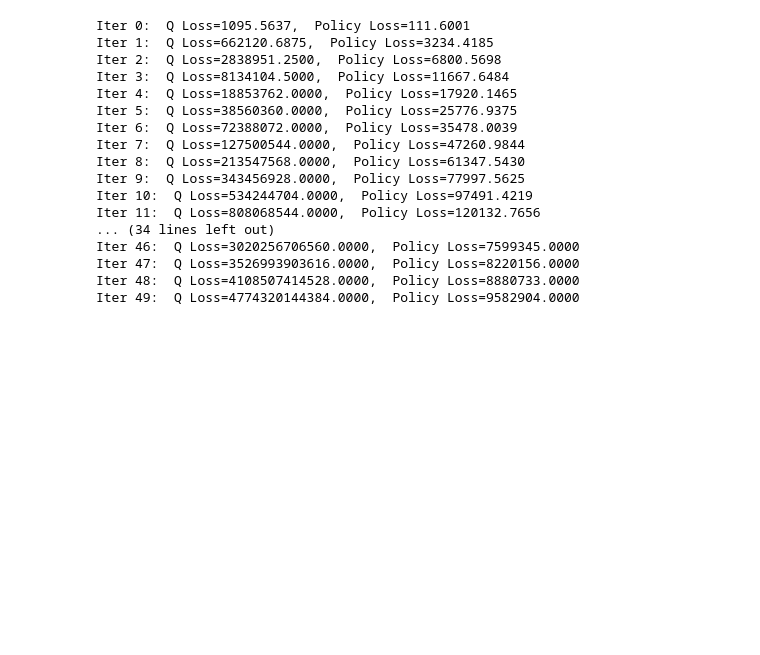
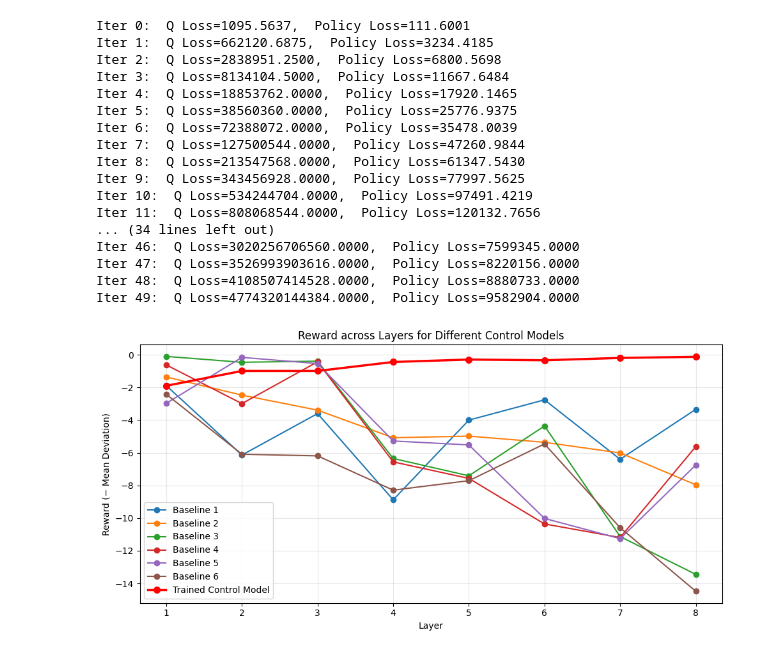
Before and after one commit to Xiaoyang-Song/Offline-RL-Controller-in-AM, a Jupyter notebook: notebook/simulation.ipynb, the cells around one changed output. Cells and saved outputs as stored; diff of their text form; code cells hidden in the pictures; blank space fills up the shorter version.

Commit message:
Sync: baselines

```diff
--- a/notebook/simulation.ipynb
+++ b/notebook/simulation.ipynb
@@ -203,3 +200,75 @@ Iter 46:  Q Loss=3020256706560.0000,  Policy Loss=7599345.0000
 Iter 47:  Q Loss=3526993903616.0000,  Policy Loss=8220156.0000
 Iter 48:  Q Loss=4108507414528.0000,  Policy Loss=8880733.0000
 Iter 49:  Q Loss=4774320144384.0000,  Policy Loss=9582904.0000
+# %%
+import matplotlib.pyplot as plt
+import numpy as np
+
+# Layers (Step 1–8)
+layers = np.arange(1, 9)
+
+# ===== Rewards = - Mean Deviation =====
+# Baseline 1
+model_1 = [-1.89, -6.14, -3.60, -8.88, -4.00, -2.76, -6.40, -3.34]
+
+# Baseline 2
+model_2 = [-1.36, -2.47, -3.39, -5.08, -4.98, -5.36, -6.01, -7.96]
+
+# Baseline 3
+model_3 = [-0.10, -0.46, -0.39, -6.35, -7.41, -4.36, -11.13, -13.45]
+
+# Baseline 4
+model_4 = [-0.62, -2.99, -0.43, -6.56, -7.57, -10.36, -11.19, -5.62]
+
+# Baseline 5
+model_5 = [-2.97, -0.16, -0.54, -5.28, -5.52, -10.02, -11.26, -6.75]
+
+# Baseline 6
+model_6 = [-2.42, -6.09, -6.19, -8.29, -7.71, -5.46, -10.59, -14.48]
+
+# Trained model (Model 7)
+model_7 = [-0.57, -0.9894, -0.9894, -0.4413, -0.2928, -0.3365, -0.1935, -0.1262]
+
+# Trained model (with penalty adjustment)
+model_8 = [-0.57, -0.7594, -0.9294, -0.4413, -0.2628, -0.3265, -0.1735, -0.1062]
+
+# ===== Plot =====
+plt.figure(figsize=(10, 5))
+
+# Plot baselines
+baselines = [model_1, model_2, model_3, model_4, model_5, model_6]
+for i, rewards in enumerate(baselines, 1):
+    plt.plot(
+        layers,
+        rewards,
+        marker='o',
+        linestyle='-',
+        linewidth=1.5,
+        markersize=6,
+        label=f"Baseline {i}"
+    )
+
+# Plot trained model (highlight)
+plt.plot(
+    layers,
+    model_7,
+    marker='o',
+    linestyle='-',
+    linewidth=2.5,
+    markersize=7,
+    color='red',
+    label="Trained Control Model"
+)
+
+# Labels, legend, grid
+plt.xlabel("Layer")
+plt.ylabel("Reward (− Mean Deviation)")
+plt.xticks(layers)
+plt.grid(alpha=0.3)
+plt.legend()
+plt.title("Reward across Layers for Different Control Models")
+plt.tight_layout()
+# plt.show()
+plt.savefig("reward_comparison.png", dpi=200)
+# %% [output]
+[figure, added]
```
Also changed, not shown: parts of 3 cells of this notebook, 41 other files.
